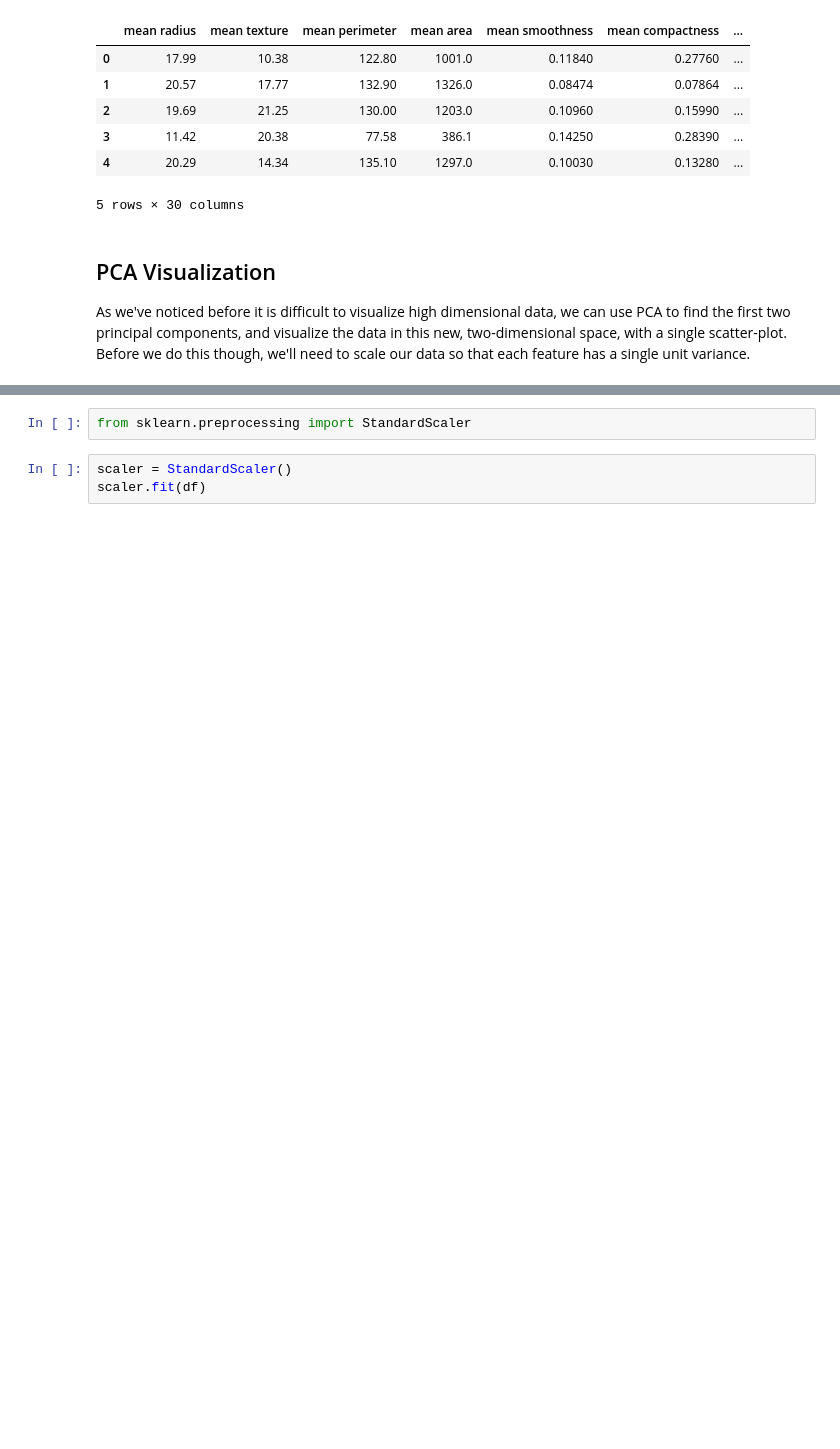
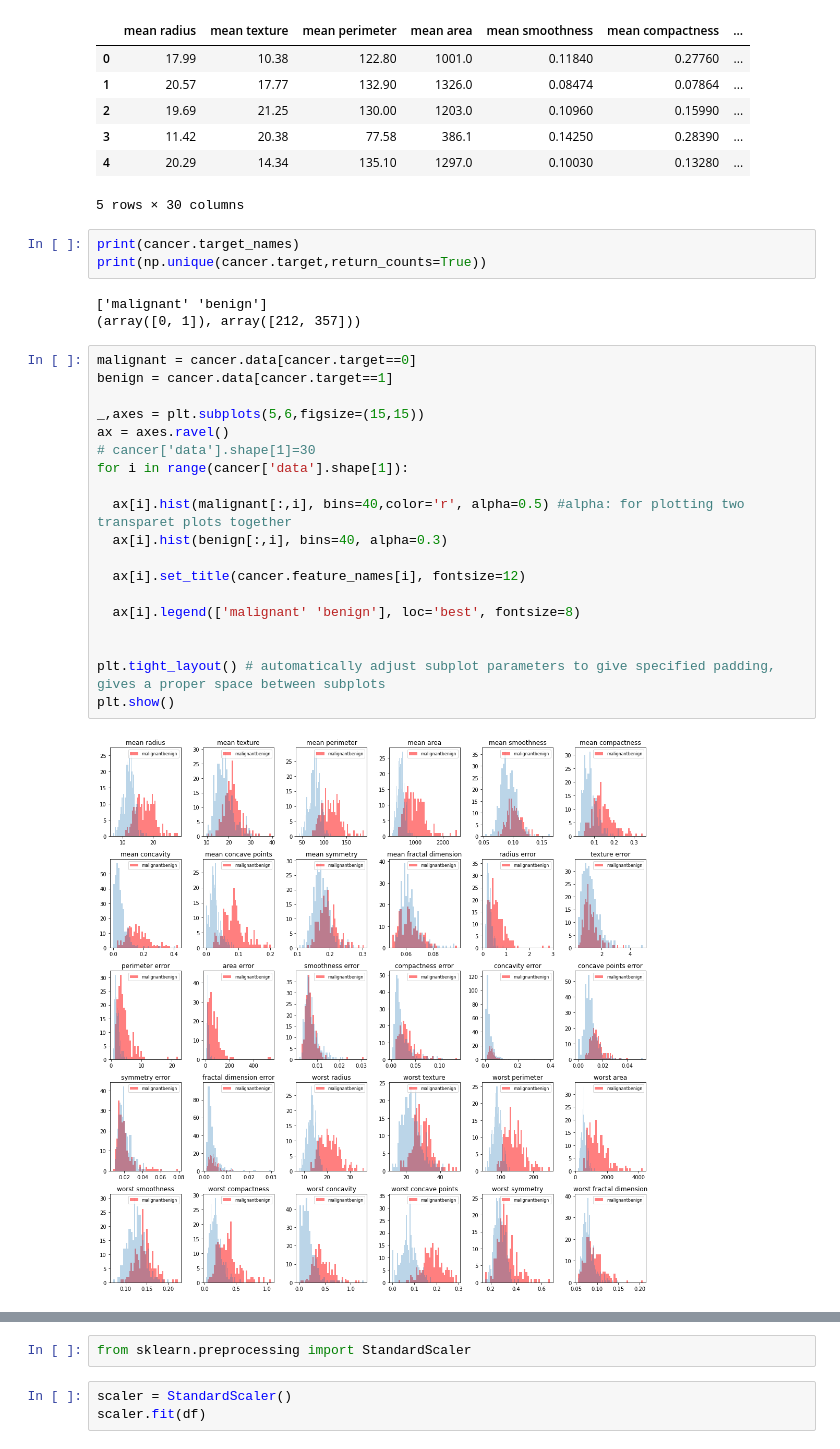
Before and after one commit to mostafa-ja/NLP, a Jupyter notebook: Principal_Component_Analysis.ipynb, the cells around one changed output, grey strips where cells are left out. Saved outputs shown, nothing was run; the diff lists cells and outputs as text; blank space fills up the shorter version.

```diff
--- a/Principal_Component_Analysis.ipynb
+++ b/Principal_Component_Analysis.ipynb
@@ -66,7 +66,30 @@ df.head()
 | 3 | 11.42 | 20.38 | 77.58 | 386.1 | 0.14250 | 0.28390 | ... |
 | 4 | 20.29 | 14.34 | 135.10 | 1297.0 | 0.10030 | 0.13280 | ... |
 5 rows × 30 columns
-# %% [markdown]
-## PCA Visualization
-
-As we've noticed before it is difficult to visualize high dimensional data, we can use PCA to find the first two principal components, and visualize the data in this new, two-dimensional space, with a single scatter-plot. Before we do this though, we'll need to scale our data so that each feature has a single unit variance.
+# %%
+print(cancer.target_names)
+print(np.unique(cancer.target,return_counts=True))
+# %% [output]
+['malignant' 'benign']
+(array([0, 1]), array([212, 357]))
+# %%
+malignant = cancer.data[cancer.target==0]
+benign = cancer.data[cancer.target==1]
+
+_,axes = plt.subplots(5,6,figsize=(15,15))
+ax = axes.ravel()
+# cancer['data'].shape[1]=30
+for i in range(cancer['data'].shape[1]):
+
+  ax[i].hist(malignant[:,i], bins=40,color='r', alpha=0.5) #alpha: for plotting two transparet plots together
+  ax[i].hist(benign[:,i], bins=40, alpha=0.3)
+
+  ax[i].set_title(cancer.feature_names[i], fontsize=12)
+
+  ax[i].legend(['malignant' 'benign'], loc='best', fontsize=8)
+
+
+plt.tight_layout() # automatically adjust subplot parameters to give specified padding, gives a proper space between subplots
+plt.show()
+# %% [output]
+[figure, added]
```
Also changed, not shown: parts of 25 cells of this notebook.
